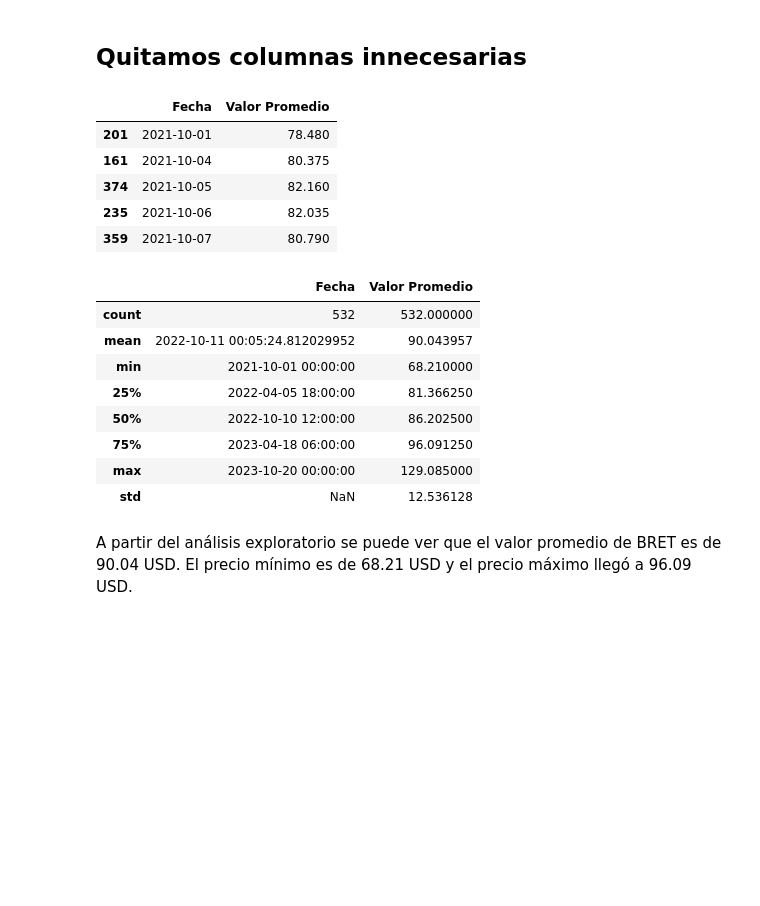
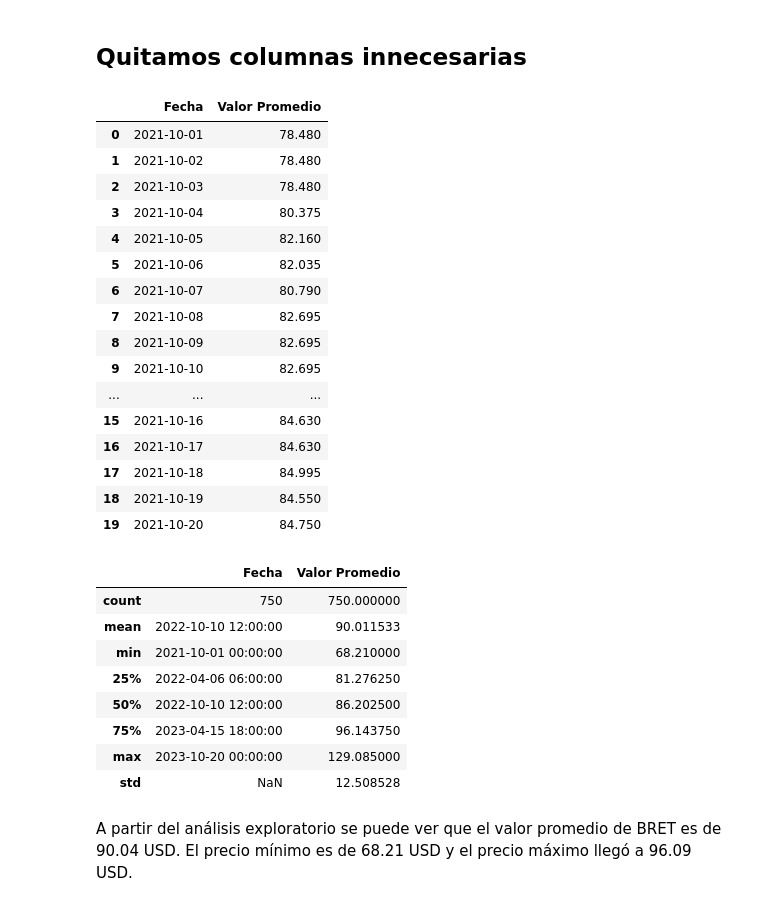
Before and after one commit to maestria-ds-eafit/Proyecto-Integrador-Semestre1, a Jupyter notebook: python-notebooks/EDA_BRENT.ipynb, the cells around one changed output. Drawn from its saved outputs; the diff is of its cells as text; code cells hidden in the pictures; blank space fills up the shorter version.

```diff
--- a/python-notebooks/EDA_BRENT.ipynb
+++ b/python-notebooks/EDA_BRENT.ipynb
@@ -97,11 +100,10 @@ df_brent_sin_duplicados_fecha = df_brent_sin_duplicados.copy()
 df_brent_sin_duplicados_fecha["Fecha"] = pd.to_datetime(
     df_brent_sin_duplicados_fecha["Fecha"], errors="raise", dayfirst=True
 )
-df_brent_sin_duplicados_fecha["Fecha"] = df_brent_sin_duplicados_fecha[
-    "Fecha"
-]
+df_brent_sin_duplicados_fecha["Fecha"] = df_brent_sin_duplicados_fecha["Fecha"]
 print(f"Tipos de datos:\n{df_brent_sin_duplicados_fecha.dtypes}")
-df_brent_sin_duplicados_fecha.head()
+df_brent_sin_duplicados_fecha = df_brent_sin_duplicados_fecha.sort_values(by="Fecha")
+df_brent_sin_duplicados_fecha.head(20)
 # %% [output]
 Tipos de datos:
 Apertura            object
@@ -120,0 +138,6 @@ dtype: object
+# %%
+df_brent_sin_duplicados_fecha = df_brent_sin_duplicados_fecha.set_index("Fecha")
+df_brent_sin_duplicados_fecha = df_brent_sin_duplicados_fecha.asfreq("D")
+df_brent_sin_duplicados_fecha = df_brent_sin_duplicados_fecha.ffill()
+df_brent_sin_duplicados_fecha = df_brent_sin_duplicados_fecha.reset_index()
+df_brent_sin_duplicados_fecha.head(20)
@@ -167,26 +207,37 @@ Se puede ver que los precios del petróleo tuvieron un pico máximo a inicios de
 # %%
 final_df = df.drop(["Mínimo", "Máximo", "Vol", "var", "Último", "Apertura"], axis=1)
 # %%
-final_df.head()
+final_df.head(20)
 # %% [output]
 |  | Fecha | Valor Promedio |
-| 201 | 2021-10-01 | 78.480 |
-| 161 | 2021-10-04 | 80.375 |
-| 374 | 2021-10-05 | 82.160 |
-| 235 | 2021-10-06 | 82.035 |
-| 359 | 2021-10-07 | 80.790 |
+| 0 | 2021-10-01 | 78.480 |
+| 1 | 2021-10-02 | 78.480 |
+| 2 | 2021-10-03 | 78.480 |
+| 3 | 2021-10-04 | 80.375 |
+| 4 | 2021-10-05 | 82.160 |
+| 5 | 2021-10-06 | 82.035 |
+| 6 | 2021-10-07 | 80.790 |
+| 7 | 2021-10-08 | 82.695 |
+| 8 | 2021-10-09 | 82.695 |
+| 9 | 2021-10-10 | 82.695 |
+| ... | ... | ... |
+| 15 | 2021-10-16 | 84.630 |
+| 16 | 2021-10-17 | 84.630 |
+| 17 | 2021-10-18 | 84.995 |
+| 18 | 2021-10-19 | 84.550 |
+| 19 | 2021-10-20 | 84.750 |
 # %%
 final_df.describe()
 # %% [output]
 |  | Fecha | Valor Promedio |
-| count | 532 | 532.000000 |
-| mean | 2022-10-11 00:05:24.812029952 | 90.043957 |
+| count | 750 | 750.000000 |
+| mean | 2022-10-10 12:00:00 | 90.011533 |
 | min | 2021-10-01 00:00:00 | 68.210000 |
-| 25% | 2022-04-05 18:00:00 | 81.366250 |
+| 25% | 2022-04-06 06:00:00 | 81.276250 |
 | 50% | 2022-10-10 12:00:00 | 86.202500 |
-| 75% | 2023-04-18 06:00:00 | 96.091250 |
+| 75% | 2023-04-15 18:00:00 | 96.143750 |
 | max | 2023-10-20 00:00:00 | 129.085000 |
-| std | NaN | 12.536128 |
+| std | NaN | 12.508528 |
 # %% [markdown]
 A partir del análisis exploratorio se puede ver que el valor promedio de BRET es de 90.04 USD. El precio mínimo es de 68.21 USD y el precio máximo llegó a 96.09 USD.
 # %%
```
Also changed, not shown: parts of 11 cells of this notebook, 4 other files.
